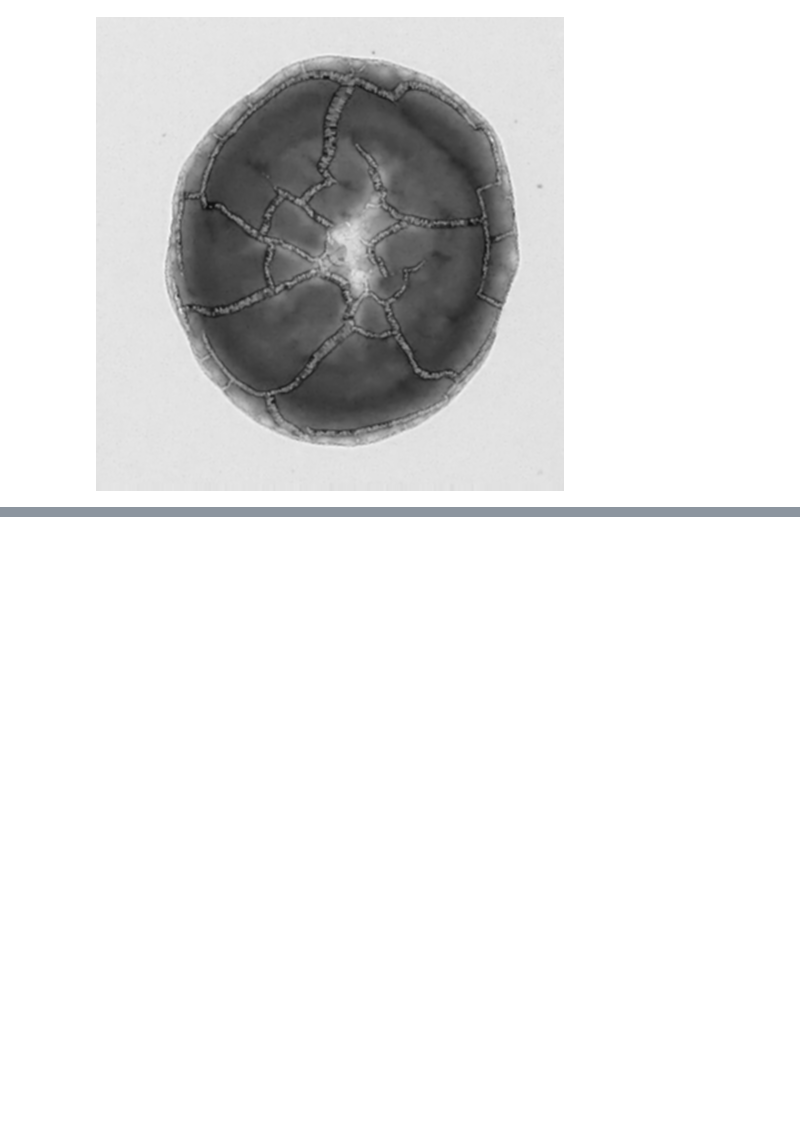
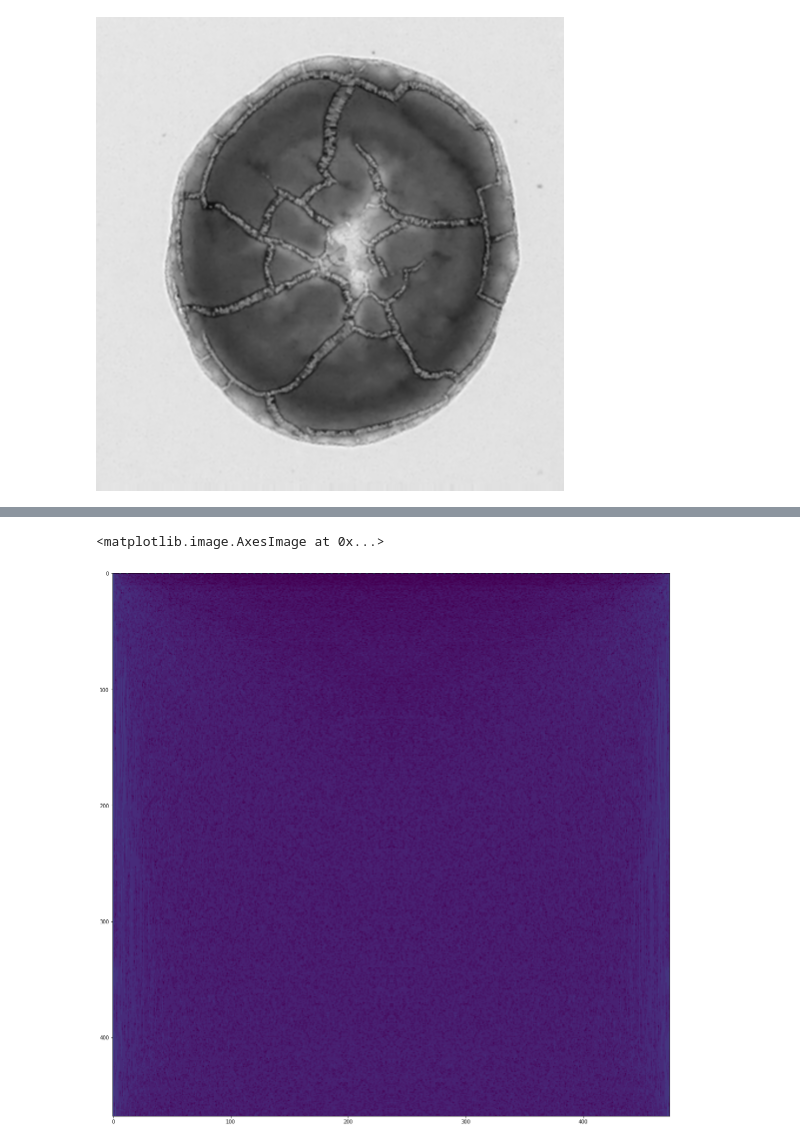
Before and after one commit to saschahofmann/dropcast, a Jupyter notebook: preprocessing.ipynb, the cells around one changed output, grey strips where cells are left out. Saved outputs shown, nothing was run; the diff lists cells and outputs as text; code cells hidden in the pictures; blank space fills up the shorter version.

```diff
--- a/preprocessing.ipynb
+++ b/preprocessing.ipynb
@@ -97,0 +158,6 @@ Image.fromarray(blur)
+# %%
+axis = 1
+n_rho = polar_image.shape[axis]
+log = np.log(polar_image+1)
+fft = np.fft.fft2(log, axes=(axis,))
+kfreq = np.fft.fftfreq(n_rho) * n_rho
@@ -97,0 +167,7 @@ Image.fromarray(blur)
+# %%
+plt.figure(figsize = (20,20))
+absolute = np.abs(fft)
+plt.imshow(cv2.convertScaleAbs(np.log(absolute)), aspect='auto')
+# %% [output]
+<matplotlib.image.AxesImage at 0x...>
+[figure, added]
```
Also changed, not shown: parts of 14 cells of this notebook, 5 other files.
